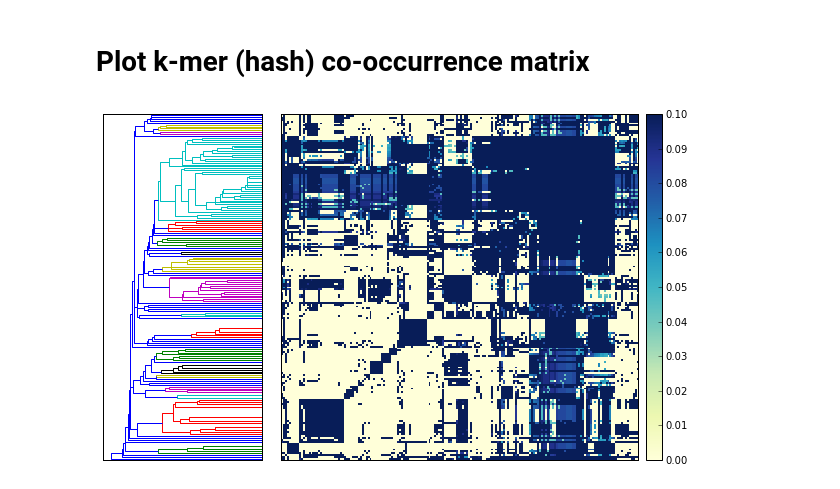
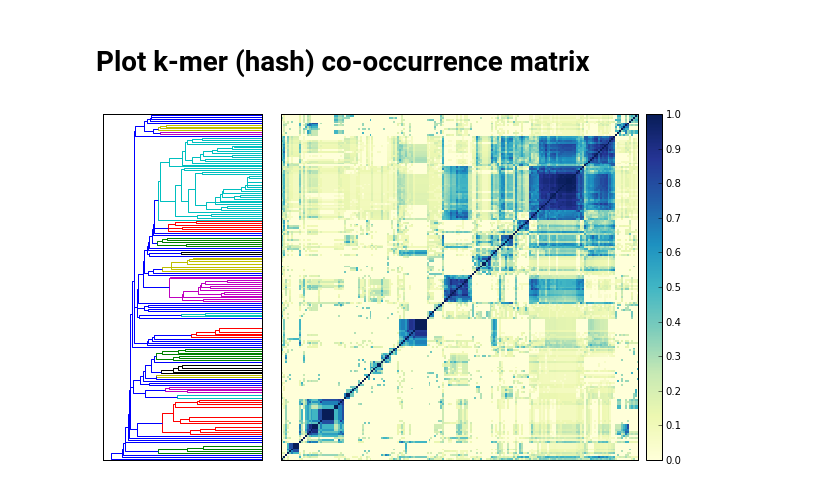
Before and after one commit to ctb/2017-sourmash-revindex, a Jupyter notebook: ecoli-strain-hashes-assoc.ipynb, the cells around one changed output. Drawn from its saved outputs; the diff is of its cells as text; code cells hidden in the pictures.

Commit message:
update vmax

```diff
--- a/ecoli-strain-hashes-assoc.ipynb
+++ b/ecoli-strain-hashes-assoc.ipynb
@@ -24,7 +24,6 @@ Run:
 # Plot k-mer (hash) co-occurrence matrix
 # %%
 mat, labels = sourmash_lib.fig.load_matrix_and_labels('ecoli-assoc')
-_ = sourmash_lib.fig.plot_composite_matrix(mat, labels, show_labels=False, show_indices=False,
-                                           vmax=0.1)
+_ = sourmash_lib.fig.plot_composite_matrix(mat, labels, show_labels=False, show_indices=False)
 # %% [output]
-[figure, old version]
+[figure, new version]
```
